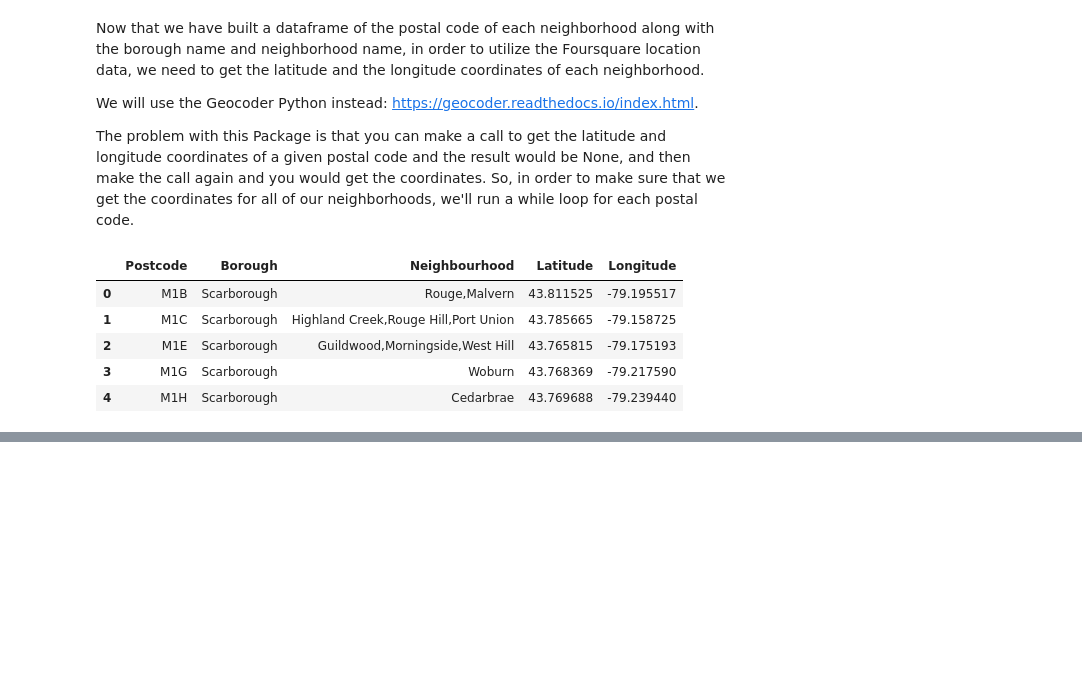
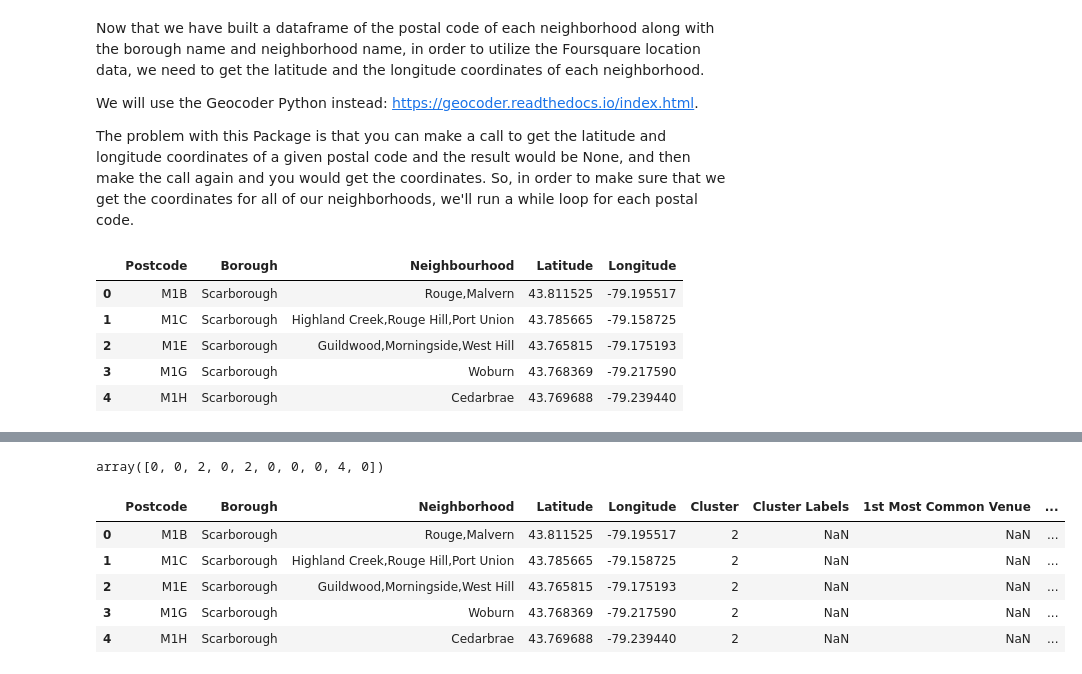
Before and after one commit to m23sawant/Coursera_Capstone, a Jupyter notebook: Capstone.ipynb, the cells around one changed output, grey strips where cells are left out. Cells and saved outputs as stored; diff of their text form; code cells hidden in the pictures; blank space fills up the shorter version.

```diff
--- a/Capstone.ipynb
+++ b/Capstone.ipynb
@@ -173,0 +333,3 @@ toronto_map
+# %%
+toronto_grouped = toronto_onehot.groupby('Neighborhood').mean().reset_index()
+toronto_grouped.head()
@@ -173,0 +349,21 @@ toronto_map
+# %%
+num_top_venues = 10
+
+indicators = ['st', 'nd', 'rd']
+
+# create columns according to number of top venues
+columns = ['Neighborhood']
+for ind in np.arange(num_top_venues):
+    try:
+        columns.append('{}{} Most Common Venue'.format(ind+1, indicators[ind]))
+    except:
+        columns.append('{}th Most Common Venue'.format(ind+1))
+
+# create a new dataframe
+neighborhoods_venues_sorted = pd.DataFrame(columns=columns)
+neighborhoods_venues_sorted['Neighborhood'] = toronto_grouped['Neighborhood']
+
+for ind in np.arange(toronto_grouped.shape[0]):
+    neighborhoods_venues_sorted.iloc[ind, 1:] = return_most_common_venues(toronto_grouped.iloc[ind, :], num_top_venues)
+neighborhoods_venues_sorted.fillna(value=0)
+neighborhoods_venues_sorted.head()
@@ -173,0 +377,30 @@ toronto_map
+# %%
+# set number of clusters
+kclusters = 6
+
+toronto_grouped_clustering = toronto_grouped.drop('Neighborhood', 1)
+
+# run k-means clustering
+kmeans = KMeans(n_clusters=kclusters, random_state=0).fit(toronto_grouped_clustering)
+
+# check cluster labels generated for each row in the dataframe
+kmeans.labels_[0:10]
+# %% [output]
+array([0, 0, 2, 0, 2, 0, 0, 0, 4, 0])
+# %%
+# add clustering labels
+
+neighborhoods_venues_sorted.insert(0, 'Cluster Labels', kmeans.labels_)
+
+toronto_merged = df2
+toronto_merged.rename(columns={"Neighbourhood": "Neighborhood"},inplace=True)
+toronto_merged = toronto_merged.join(neighborhoods_venues_sorted.set_index('Neighborhood'), on='Neighborhood')
+
+toronto_merged.head()
+# %% [output]
+|  | Postcode | Borough | Neighborhood | Latitude | Longitude | Cluster | Cluster Labels | 1st Most Common Venue | ... |
+| 0 | M1B | Scarborough | Rouge,Malvern | 43.811525 | -79.195517 | 2 | NaN | NaN | ... |
+| 1 | M1C | Scarborough | Highland Creek,Rouge Hill,Port Union | 43.785665 | -79.158725 | 2 | NaN | NaN | ... |
+| 2 | M1E | Scarborough | Guildwood,Morningside,West Hill | 43.765815 | -79.175193 | 2 | NaN | NaN | ... |
+| 3 | M1G | Scarborough | Woburn | 43.768369 | -79.217590 | 2 | NaN | NaN | ... |
+| 4 | M1H | Scarborough | Cedarbrae | 43.769688 | -79.239440 | 2 | NaN | NaN | ... |
```
Also changed, not shown: parts of 26 cells of this notebook, 1 other file.
